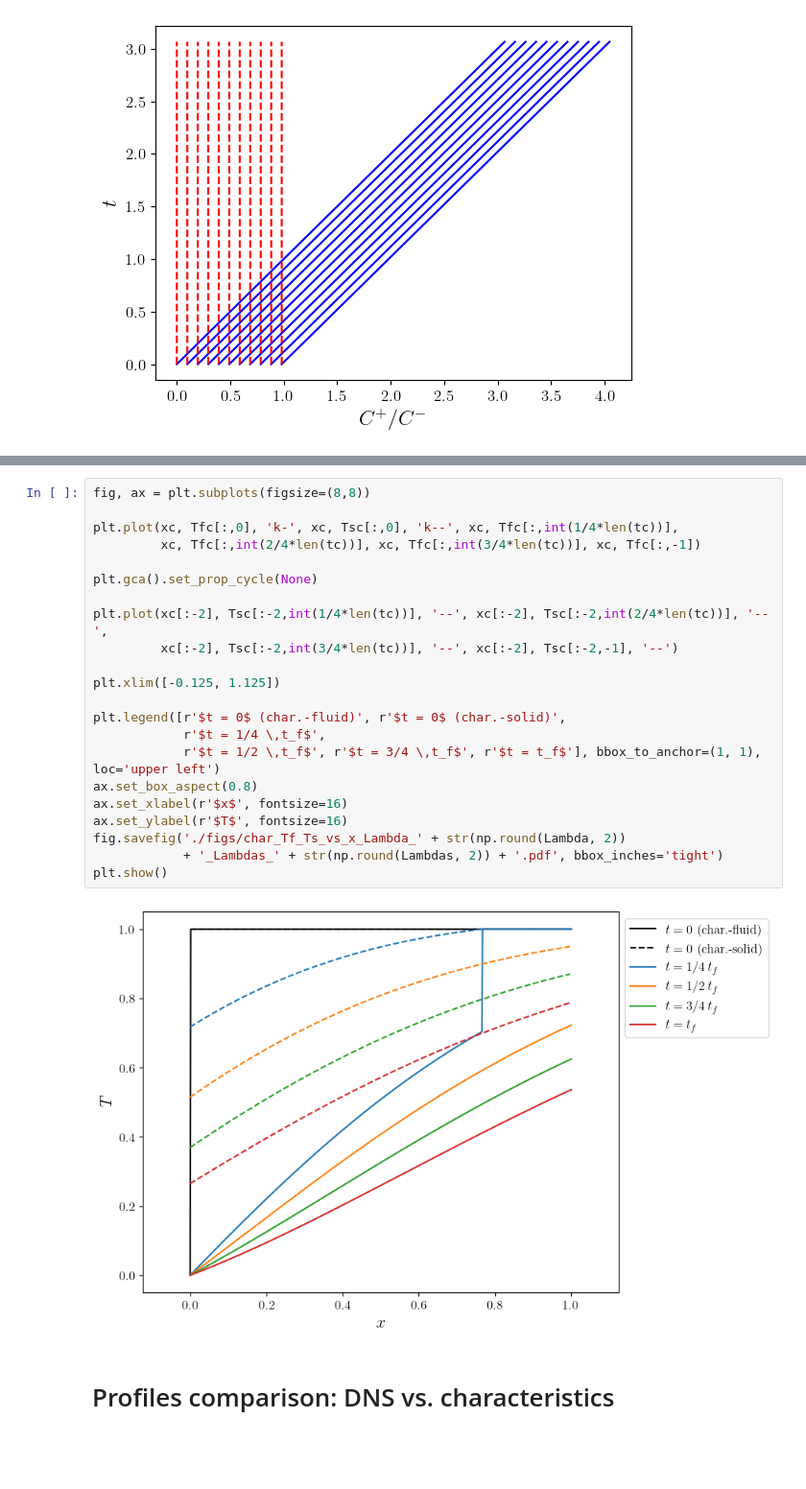
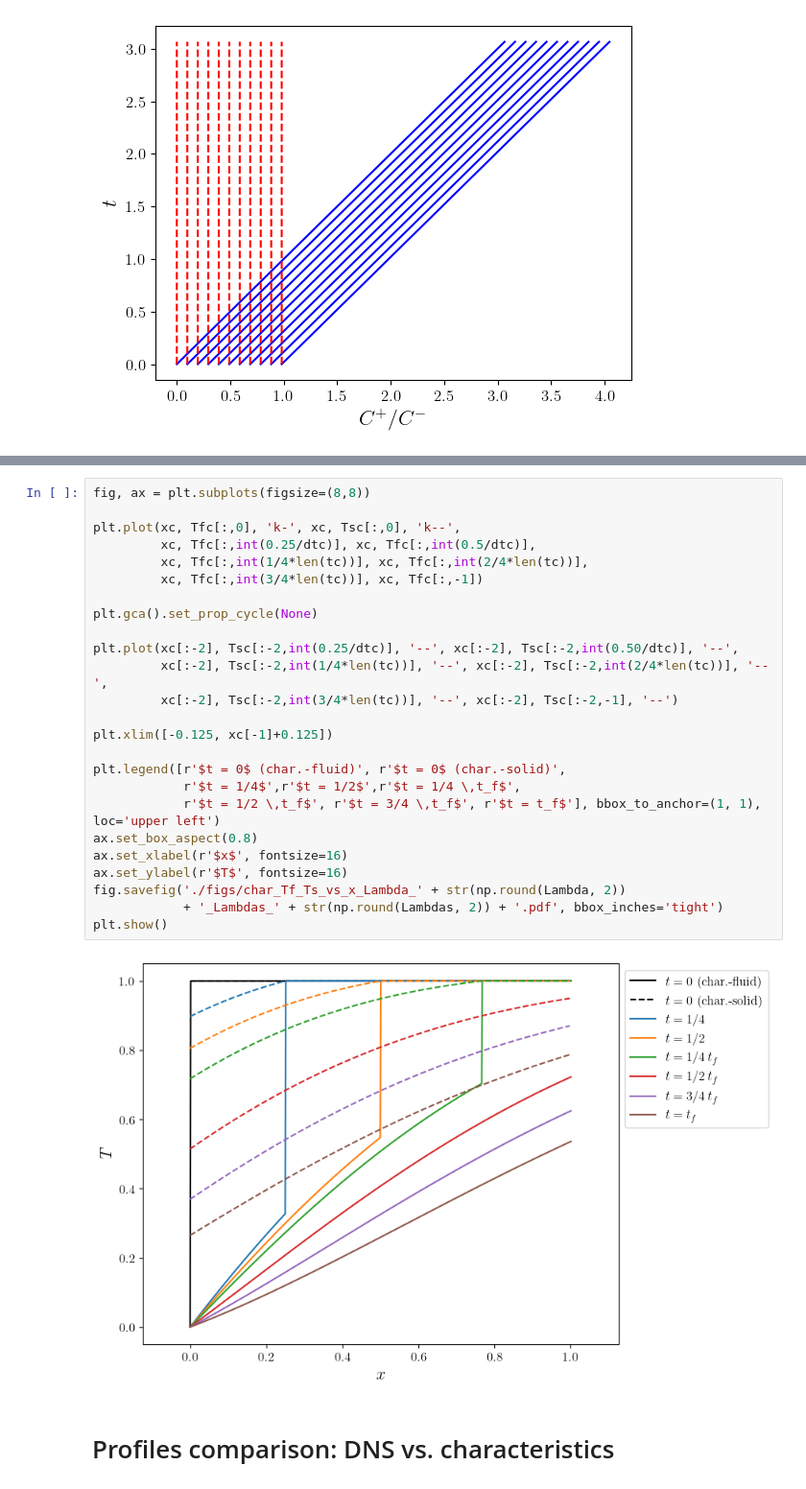
Before and after one commit to riemannsBeard/HeatTransfer_characteristics, a Jupyter notebook: Characteristics.ipynb, the cells around one changed output, grey strips where cells are left out. Shown at 96% size. Cells and saved outputs as stored; diff of their text form; blank space fills up the shorter version.

```diff
--- a/Characteristics.ipynb
+++ b/Characteristics.ipynb
@@ -424,27 +423,30 @@ plt.show()
 # %%
 fig, ax = plt.subplots(figsize=(8,8))
 
-plt.plot(xc, Tfc[:,0], 'k-', xc, Tsc[:,0], 'k--', xc, Tfc[:,int(1/4*len(tc))],
-         xc, Tfc[:,int(2/4*len(tc))], xc, Tfc[:,int(3/4*len(tc))], xc, Tfc[:,-1])
+plt.plot(xc, Tfc[:,0], 'k-', xc, Tsc[:,0], 'k--',
+         xc, Tfc[:,int(0.25/dtc)], xc, Tfc[:,int(0.5/dtc)],
+         xc, Tfc[:,int(1/4*len(tc))], xc, Tfc[:,int(2/4*len(tc))],
+         xc, Tfc[:,int(3/4*len(tc))], xc, Tfc[:,-1])
 
 plt.gca().set_prop_cycle(None)
 
-plt.plot(xc[:-2], Tsc[:-2,int(1/4*len(tc))], '--', xc[:-2], Tsc[:-2,int(2/4*len(tc))], '--',
+plt.plot(xc[:-2], Tsc[:-2,int(0.25/dtc)], '--', xc[:-2], Tsc[:-2,int(0.50/dtc)], '--',
+         xc[:-2], Tsc[:-2,int(1/4*len(tc))], '--', xc[:-2], Tsc[:-2,int(2/4*len(tc))], '--',
          xc[:-2], Tsc[:-2,int(3/4*len(tc))], '--', xc[:-2], Tsc[:-2,-1], '--')
 
-plt.xlim([-0.125, 1.125])
+plt.xlim([-0.125, xc[-1]+0.125])
 
 plt.legend([r'$t = 0$ (char.-fluid)', r'$t = 0$ (char.-solid)',
-            r'$t = 1/4 \,t_f$',
+            r'$t = 1/4$',r'$t = 1/2$',r'$t = 1/4 \,t_f$',
             r'$t = 1/2 \,t_f$', r'$t = 3/4 \,t_f$', r'$t = t_f$'], bbox_to_anchor=(1, 1), loc='upper left')
 ax.set_box_aspect(0.8)
 ax.set_xlabel(r'$x$', fontsize=16)
 ax.set_ylabel(r'$T$', fontsize=16)
 fig.savefig('./figs/char_Tf_Ts_vs_x_Lambda_' + str(np.round(Lambda, 2))
             + '_Lambdas_' + str(np.round(Lambdas, 2)) + '.pdf', bbox_inches='tight')
 plt.show()
 # %% [output]
-[figure, old version]
+[figure, new version]
 # %% [markdown]
 # Profiles comparison: DNS vs. characteristics
 # %%
```
Also changed, not shown: parts of 8 cells of this notebook, 39 other files.
